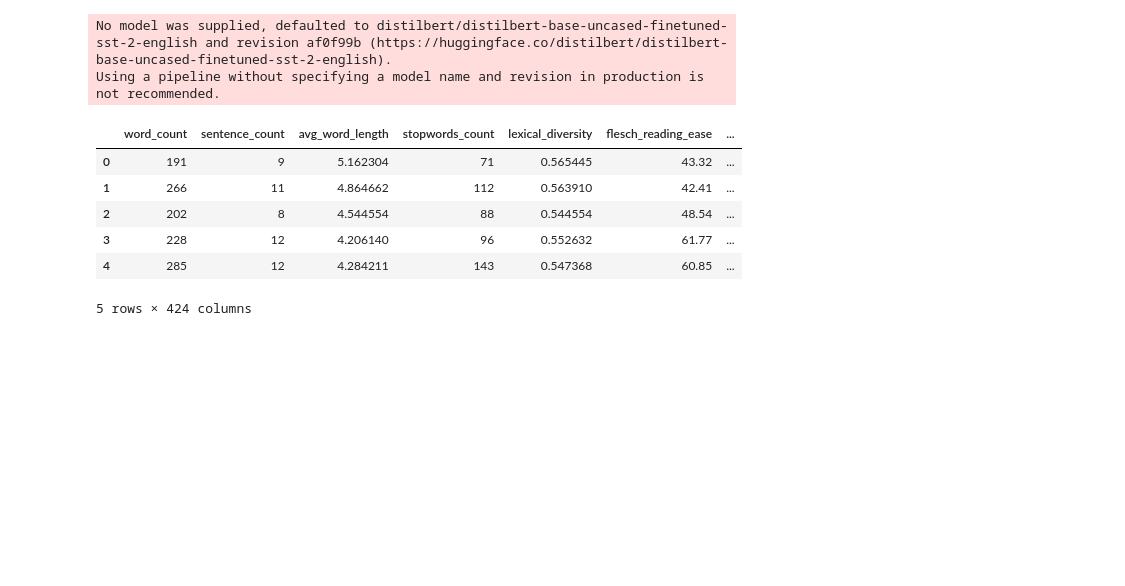
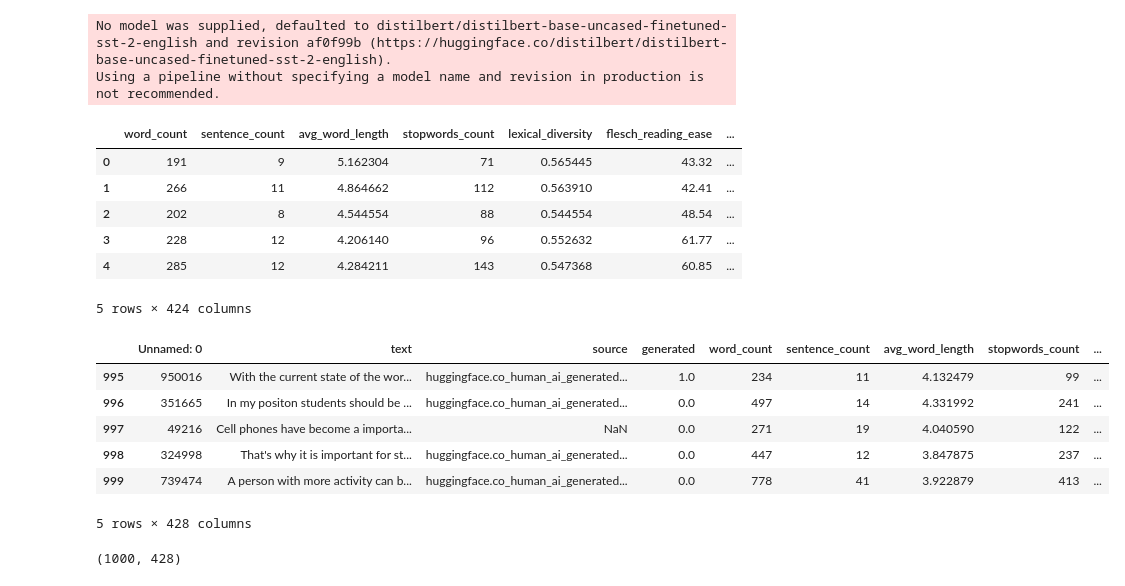
Before and after one commit to yukaberry/detect_ai_content, a Jupyter notebook: notebooks/texts /features_engineering.ipynb, the cells around one changed output. Saved outputs shown, nothing was run; the diff lists cells and outputs as text; code cells hidden in the pictures; blank space fills up the shorter version.

Commit message:
enhanced dataset 438 features

```diff
--- a/notebooks/texts /features_engineering.ipynb
+++ b/notebooks/texts /features_engineering.ipynb
@@ -349,3 +377,26 @@ def semantic_similarity_features(text_df, text_column='text', reference_text="re
+# %%
+
+
+# Run the semantic similarity function
+
+def semantic_similarity_features(text_df, text_column='text'):
+    # Initialize an empty DataFrame to store the features
+    features = pd.DataFrame()
+
+    # Calculate similarity for each text to the reference text of its cluster
+    similarities = []
+    for idx, text in enumerate(text_df[text_column]):
+        cluster_label = cluster_labels[idx]  # Get the cluster label for the text
+        reference_text = reference_texts[cluster_label]  # Get the reference text for that cluster
+        reference_embedding = model.encode(reference_text)
+        text_embedding = model.encode(text)
+
+        # Calculate cosine similarity between text embedding and reference embedding
+        similarity = util.cos_sim(text_embedding, reference_embedding).item()
+        similarities.append(similarity)
+
+    features['semantic_similarity'] = similarities
+    return features
 # %% [markdown]
 # Structural and Formatting Features
 Capture line breaks, indentation, or special formatting often present in human-written text.
@@ -426,8 +501,8 @@ ngram_features = ngrams_keyword_features(s_hybrid_df, text_column='text')
 # 6. Linguistic Complexity Features
 complexity_features = linguistic_complexity_features(s_hybrid_df, text_column='text')
 # %%
-# 7. Semantic Similarity (Advanced)
-#semantic_features = semantic_similarity_features(s_hybrid_df, text_column='text', reference_text="example reference text")
+# 7. Semantic Similarity
+semantic_features = semantic_similarity_features(s_hybrid_df, text_column='text')
 # %%
 # 8. Structural and Formatting Features
 structural_features = structural_formatting_features(s_hybrid_df, text_column='text')
@@ -459,3 +534,27 @@ all_features.head()
 | 3 | 228 | 12 | 4.206140 | 96 | 0.552632 | 61.77 | ... |
 | 4 | 285 | 12 | 4.284211 | 143 | 0.547368 | 60.85 | ... |
 5 rows × 424 columns
+# %%
+
+# Ensure both dataframes have aligned indices to avoid mismatches
+s_hybrid_df = s_hybrid_df.reset_index(drop=True)
+all_features = all_features.reset_index(drop=True)
+
+# Concatenate the original dataset with the generated features
+s_hybrid_enhanced = pd.concat([s_hybrid_df, all_features], axis=1)
+
+# Display the combined dataframe to verify
+
+s_hybrid_enhanced.tail()
+# %% [output]
+|  | Unnamed: 0 | text | source | generated | word_count | sentence_count | avg_word_length | stopwords_count | ... |
+| 995 | 950016 | With the current state of the wor... | huggingface.co_human_ai_generated... | 1.0 | 234 | 11 | 4.132479 | 99 | ... |
+| 996 | 351665 | In my positon students should be ... | huggingface.co_human_ai_generated... | 0.0 | 497 | 14 | 4.331992 | 241 | ... |
+| 997 | 49216 | Cell phones have become a importa... | NaN | 0.0 | 271 | 19 | 4.040590 | 122 | ... |
+| 998 | 324998 | That's why it is important for st... | huggingface.co_human_ai_generated... | 0.0 | 447 | 12 | 3.847875 | 237 | ... |
+| 999 | 739474 | A person with more activity can b... | huggingface.co_human_ai_generated... | 0.0 | 778 | 41 | 3.922879 | 413 | ... |
+5 rows × 428 columns
+# %%
+s_hybrid_enhanced.shape
+# %% [output]
+(1000, 428)
```
Also changed, not shown: parts of 14 cells of this notebook.
